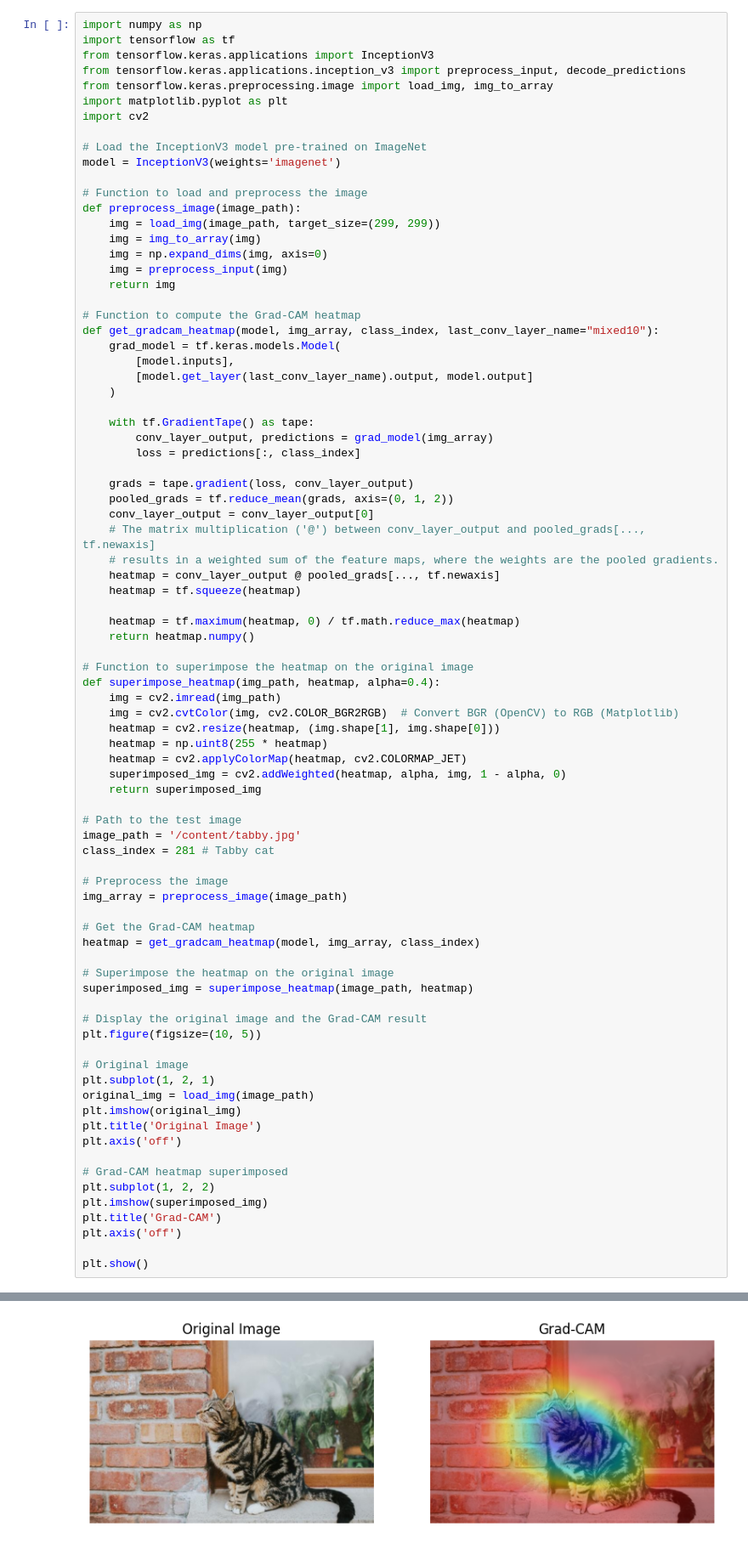
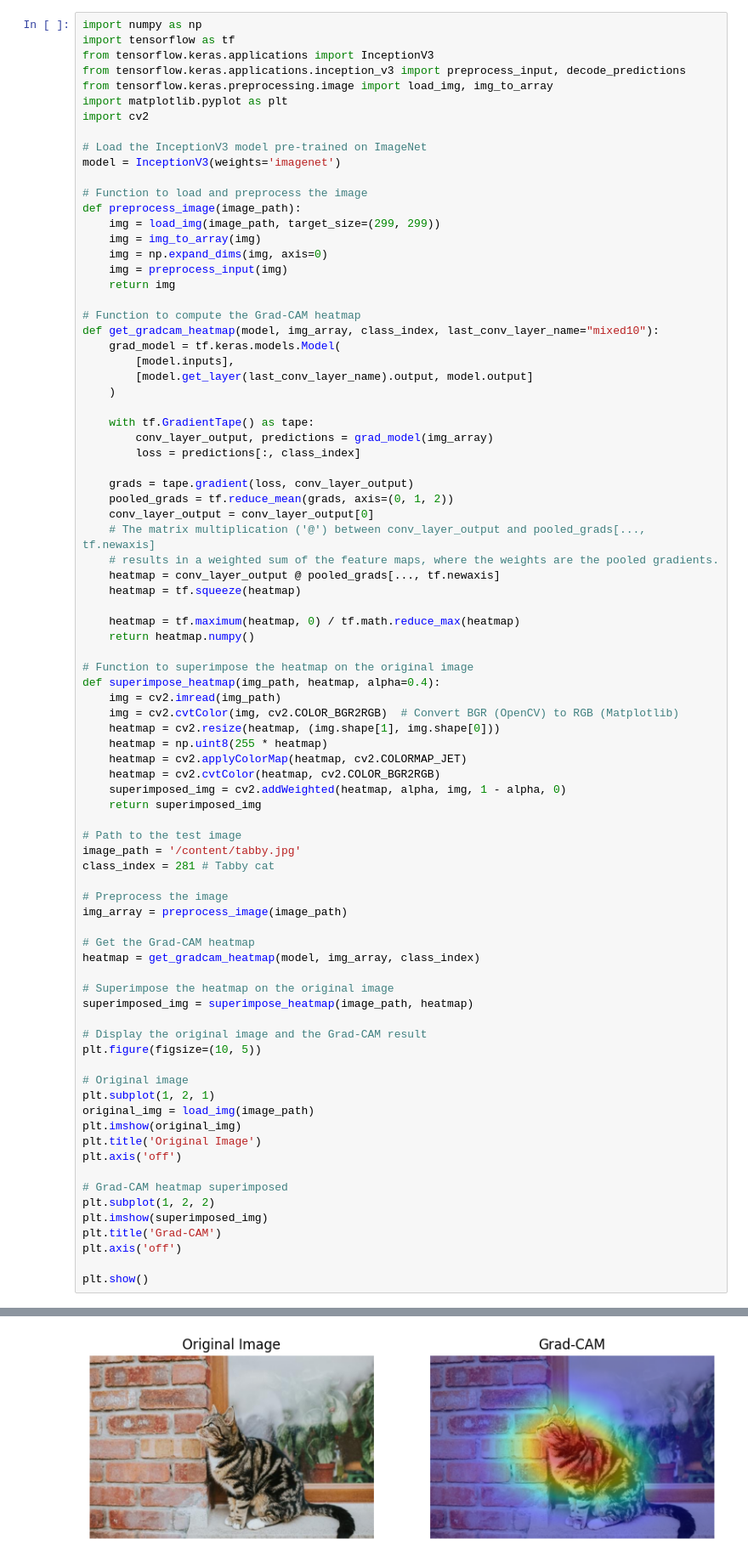
Before and after one commit to layal-z/AAI614_Zeineddine, a Jupyter notebook: GradCAM.ipynb, the cells around one changed output, grey strips where cells are left out. Shown at 85% size. Cells and saved outputs as stored; diff of their text form.

```diff
--- a/GradCAM.ipynb
+++ b/GradCAM.ipynb
@@ -67,6 +67,7 @@ def superimpose_heatmap(img_path, heatmap, alpha=0.4):
     heatmap = cv2.resize(heatmap, (img.shape[1], img.shape[0]))
     heatmap = np.uint8(255 * heatmap)
     heatmap = cv2.applyColorMap(heatmap, cv2.COLORMAP_JET)
+    heatmap = cv2.cvtColor(heatmap, cv2.COLOR_BGR2RGB)
     superimposed_img = cv2.addWeighted(heatmap, alpha, img, 1 - alpha, 0)
     return superimposed_img
 
@@ -104 +108 @@ plt.show()
-[figure, old version]
+[figure, new version]
```
Also changed, not shown: parts of 3 cells of this notebook.
